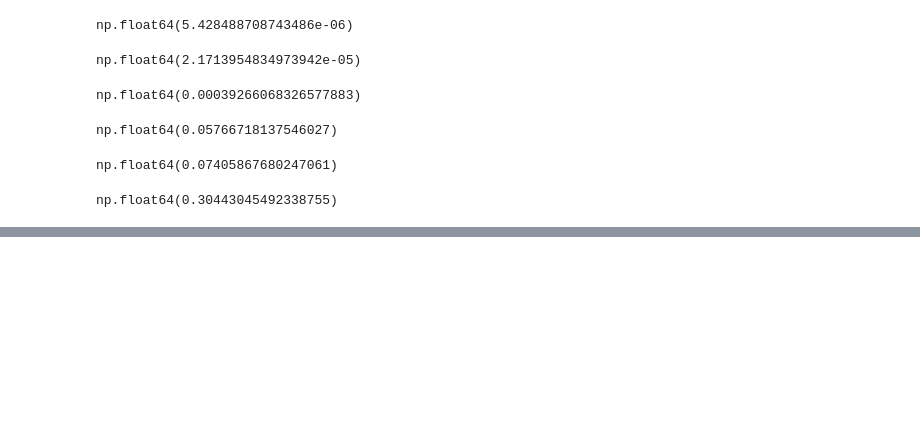
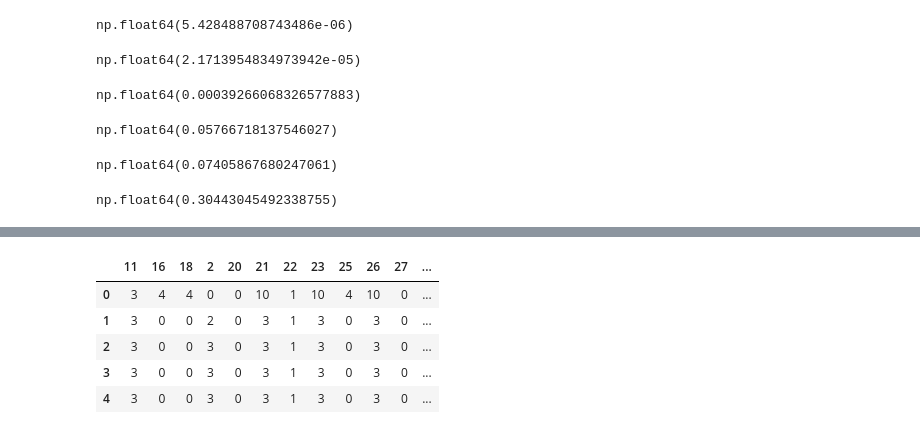
Before and after one commit to KiritiAryal/hdfs-log-anomaly-detection, a Jupyter notebook: notebooks/hdfs_exploration.ipynb, the cells around one changed output, grey strips where cells are left out. Cells and saved outputs as stored; diff of their text form; code cells hidden in the pictures; blank space fills up the shorter version.

```diff
--- a/notebooks/hdfs_exploration.ipynb
+++ b/notebooks/hdfs_exploration.ipynb
@@ -278,0 +296,4 @@ np.float64(0.30443045492338755)
+# %%
+vectorizer = CountVectorizer(token_pattern=r"\S+")
+# %%
+X_normal = vectorizer.fit_transform(df_normal["event_sequence"])
@@ -278,0 +302,11 @@ np.float64(0.30443045492338755)
+# %%
+dense_sample = X_normal[:5].toarray()
+# %%
+pd.DataFrame(dense_sample, columns=vectorizer.get_feature_names_out())
+# %% [output]
+|  | 11 | 16 | 18 | 2 | 20 | 21 | 22 | 23 | 25 | 26 | 27 | ... |
+| 0 | 3 | 4 | 4 | 0 | 0 | 10 | 1 | 10 | 4 | 10 | 0 | ... |
+| 1 | 3 | 0 | 0 | 2 | 0 | 3 | 1 | 3 | 0 | 3 | 0 | ... |
+| 2 | 3 | 0 | 0 | 3 | 0 | 3 | 1 | 3 | 0 | 3 | 0 | ... |
+| 3 | 3 | 0 | 0 | 3 | 0 | 3 | 1 | 3 | 0 | 3 | 0 | ... |
+| 4 | 3 | 0 | 0 | 3 | 0 | 3 | 1 | 3 | 0 | 3 | 0 | ... |
```
Also changed, not shown: parts of 4 cells of this notebook, 1 other file.
